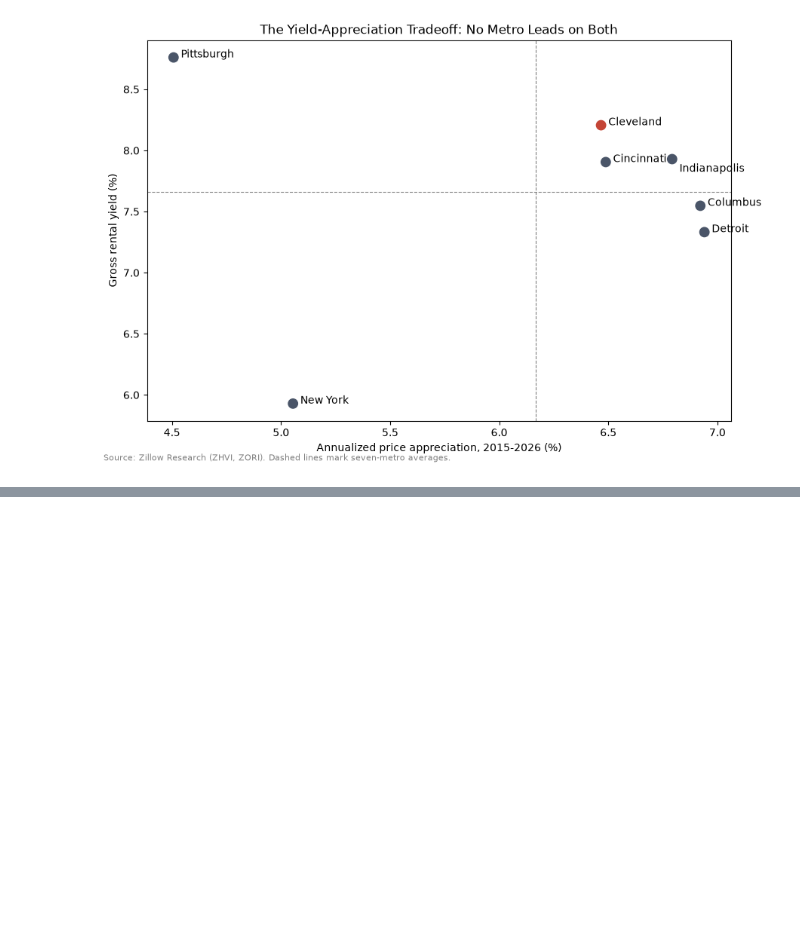
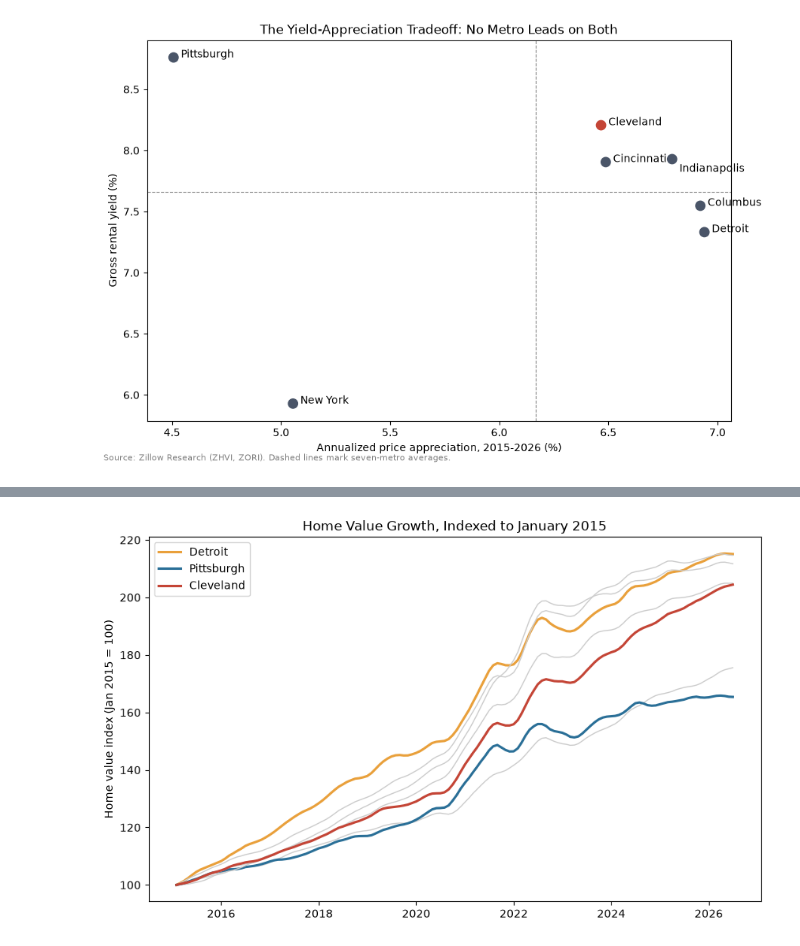
Before and after one commit to mrudangjikar/metro-housing-analysis, a Jupyter notebook: notebooks/metro_analysis.ipynb, the cells around one changed output, grey strips where cells are left out. Saved outputs shown, nothing was run; the diff lists cells and outputs as text; code cells hidden in the pictures; blank space fills up the shorter version.

```diff
--- a/notebooks/metro_analysis.ipynb
+++ b/notebooks/metro_analysis.ipynb
@@ -535,0 +560,20 @@ plt.show()
+# %%
+plt.figure(figsize=(10, 6))
+
+highlight = {"Cleveland": "#c44536", "Pittsburgh": "#2a6f97", "Detroit": "#e9a03b"}
+
+for metro in summary["short_name"]:
+    metro_data = df[df["RegionName"].str.startswith(metro)]
+    if metro in highlight:
+        plt.plot(metro_data["date"], metro_data["indexed_value"],
+                 label=metro, color=highlight[metro], linewidth=2.2)
+    else:
+        plt.plot(metro_data["date"], metro_data["indexed_value"],
+                 color="#cccccc", linewidth=1)
+
+plt.legend()
+plt.ylabel("Home value index (Jan 2015 = 100)")
+plt.title("Home Value Growth, Indexed to January 2015")
+plt.show()
+# %% [output]
+[figure, added]
```
Also changed, not shown: parts of 3 cells of this notebook, 1 other file.
